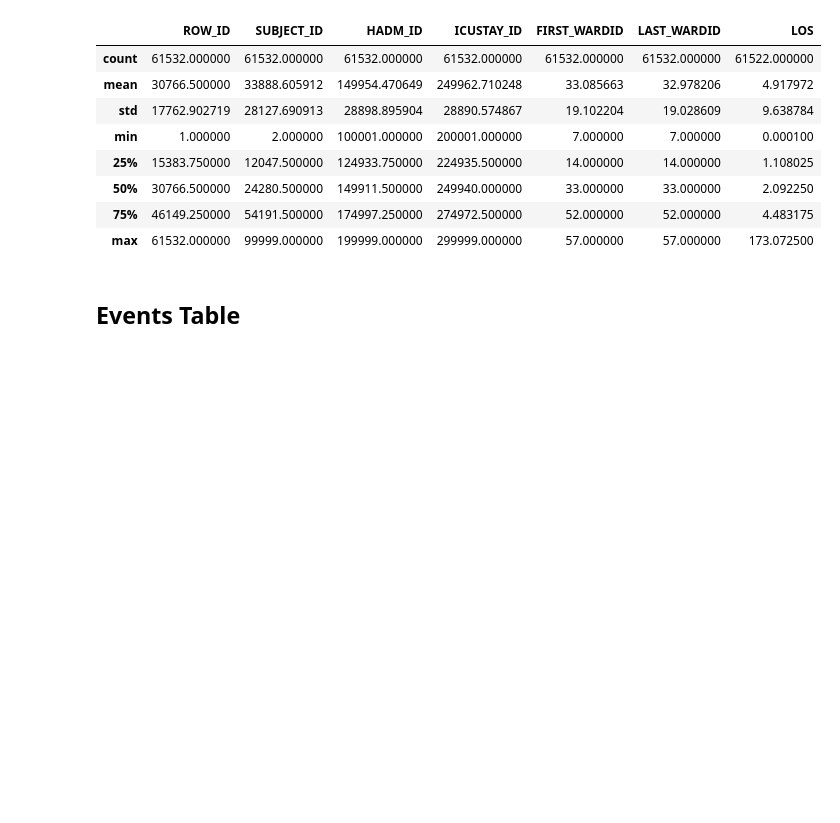
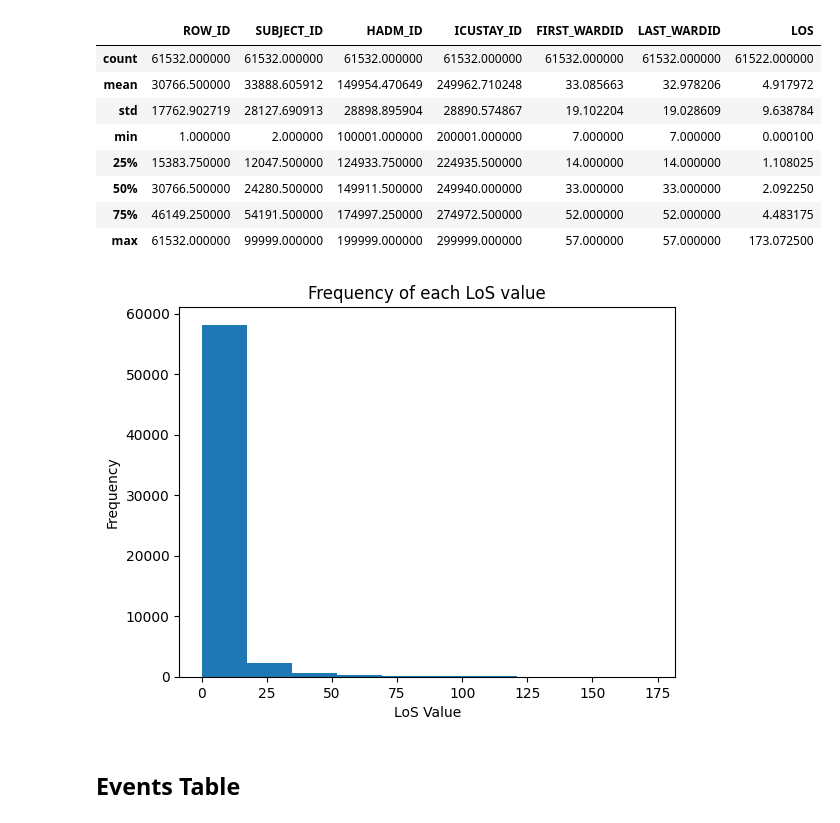
Before and after one commit to ruipedro16/BDCC, a Jupyter notebook: proj2/plots.ipynb, the cells around one changed output. Drawn from its saved outputs; the diff is of its cells as text; code cells hidden in the pictures; blank space fills up the shorter version.

```diff
--- a/proj2/plots.ipynb
+++ b/proj2/plots.ipynb
@@ -78,6 +119,19 @@ icu_stays_df.describe().compute()
 | 50% | 30766.500000 | 24280.500000 | 149911.500000 | 249940.000000 | 33.000000 | 33.000000 | 2.092250 |
 | 75% | 46149.250000 | 54191.500000 | 174997.250000 | 274972.500000 | 52.000000 | 52.000000 | 4.483175 |
 | max | 61532.000000 | 99999.000000 | 199999.000000 | 299999.000000 | 57.000000 | 57.000000 | 173.072500 |
+# %%
+def los_hist(dataframe=icu_stays_df):
+    dataframe[['LOS']].compute() \
+                      .LOS \
+                      .plot(kind='hist', title='Frequency of each LoS value')
+
+    ax = plt.gca()
+    ax.set_xlabel('LoS Value')
+    ax.set_ylabel('Frequency')
+
+los_hist()
+# %% [output]
+[figure, added]
 # %% [markdown]
 ## Events Table
 # %%
```
Also changed, not shown: parts of 17 cells of this notebook.
